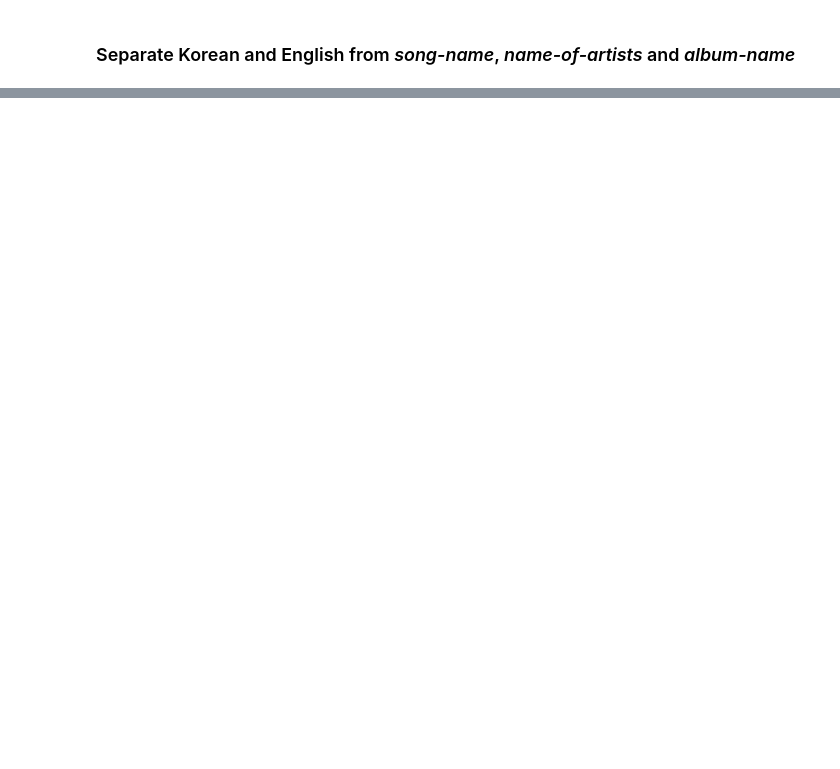
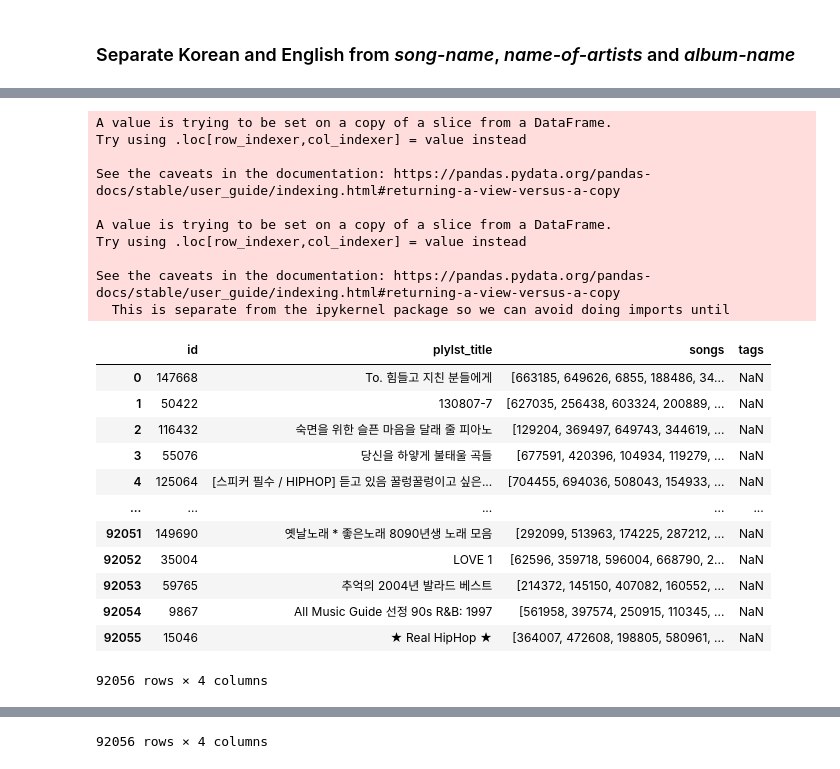
Before and after one commit to jehunyoo/Melon-Playlist-Continuation, a Jupyter notebook: Preprocessing-string.ipynb, the cells around one changed output, grey strips where cells are left out. Saved outputs shown, nothing was run; the diff lists cells and outputs as text; code cells hidden in the pictures; blank space fills up the shorter version.

```diff
--- a/Preprocessing-string.ipynb
+++ b/Preprocessing-string.ipynb
@@ -171,0 +345,8 @@ api = KhaiiiApi()
+# %%
+data = train80
+api = KhaiiiApi()
+ko_nouns = {}
+ko_title, ko_tag, en_title, en_tag = tool.extract_playlist_from(data, dense=True)
+ko_nouns["title"] = tool.ko_extract_tag_from(ko_title, api, limit=None)
+ko_nouns["tag"] = tool.ko_extract_tag_from(ko_tag, api)
+ko_title, ko_tag, en_title, en_tag = tool.extract_playlist_from(data, dtype="list", dense=True)
@@ -171,0 +373,37 @@ api = KhaiiiApi()
+# %%
+t80 = train80[['id', 'plylst_title', 'songs']]
+t80["tags"] = np.nan
+t80["tags"] = t80["tags"].astype('object')
+display(t80)
+for i in tqdm(train80.index):
+    a = ko_tag[i] if i in ko_tag else []
+    b = en_tag[i] if i in en_tag else []
+    c = ko_nouns["title"][i] if i in ko_nouns["title"] else []
+    d = ko_nouns["tag"][i] if i in ko_nouns["tag"] else []
+    e = list(set(a + b + c + d))
+    t80.at[i, "tags"] = e
+t80
+# %% [output]
+A value is trying to be set on a copy of a slice from a DataFrame.
+Try using .loc[row_indexer,col_indexer] = value instead
+
+See the caveats in the documentation: https://pandas.pydata.org/pandas-docs/stable/user_guide/indexing.html#returning-a-view-versus-a-copy
+
+A value is trying to be set on a copy of a slice from a DataFrame.
+Try using .loc[row_indexer,col_indexer] = value instead
+
+See the caveats in the documentation: https://pandas.pydata.org/pandas-docs/stable/user_guide/indexing.html#returning-a-view-versus-a-copy
+  This is separate from the ipykernel package so we can avoid doing imports until
+|  | id | plylst_title | songs | tags |
+| 0 | 147668 | To. 힘들고 지친 분들에게 | [663185, 649626, 6855, 188486, 34... | NaN |
+| 1 | 50422 | 130807-7 | [627035, 256438, 603324, 200889, ... | NaN |
+| 2 | 116432 | 숙면을 위한 슬픈 마음을 달래 줄 피아노 | [129204, 369497, 649743, 344619, ... | NaN |
+| 3 | 55076 | 당신을 하얗게 불태울 곡들 | [677591, 420396, 104934, 119279, ... | NaN |
+| 4 | 125064 | [스피커 필수 / HIPHOP] 듣고 있음 꿀렁꿀렁이고 싶은... | [704455, 694036, 508043, 154933, ... | NaN |
+| ... | ... | ... | ... | ... |
+| 92051 | 149690 | 옛날노래 * 좋은노래 8090년생 노래 모음 | [292099, 513963, 174225, 287212, ... | NaN |
+| 92052 | 35004 | LOVE 1 | [62596, 359718, 596004, 668790, 2... | NaN |
+| 92053 | 59765 | 추억의 2004년 발라드 베스트 | [214372, 145150, 407082, 160552, ... | NaN |
+| 92054 | 9867 | All Music Guide 선정 90s R&B: 1997 | [561958, 397574, 250915, 110345, ... | NaN |
+| 92055 | 15046 | ★ Real HipHop ★ | [364007, 472608, 198805, 580961, ... | NaN |
+92056 rows × 4 columns
@@ -171,0 +422 @@ api = KhaiiiApi()
+92056 rows × 4 columns
```
Also changed, not shown: parts of 31 cells of this notebook.
